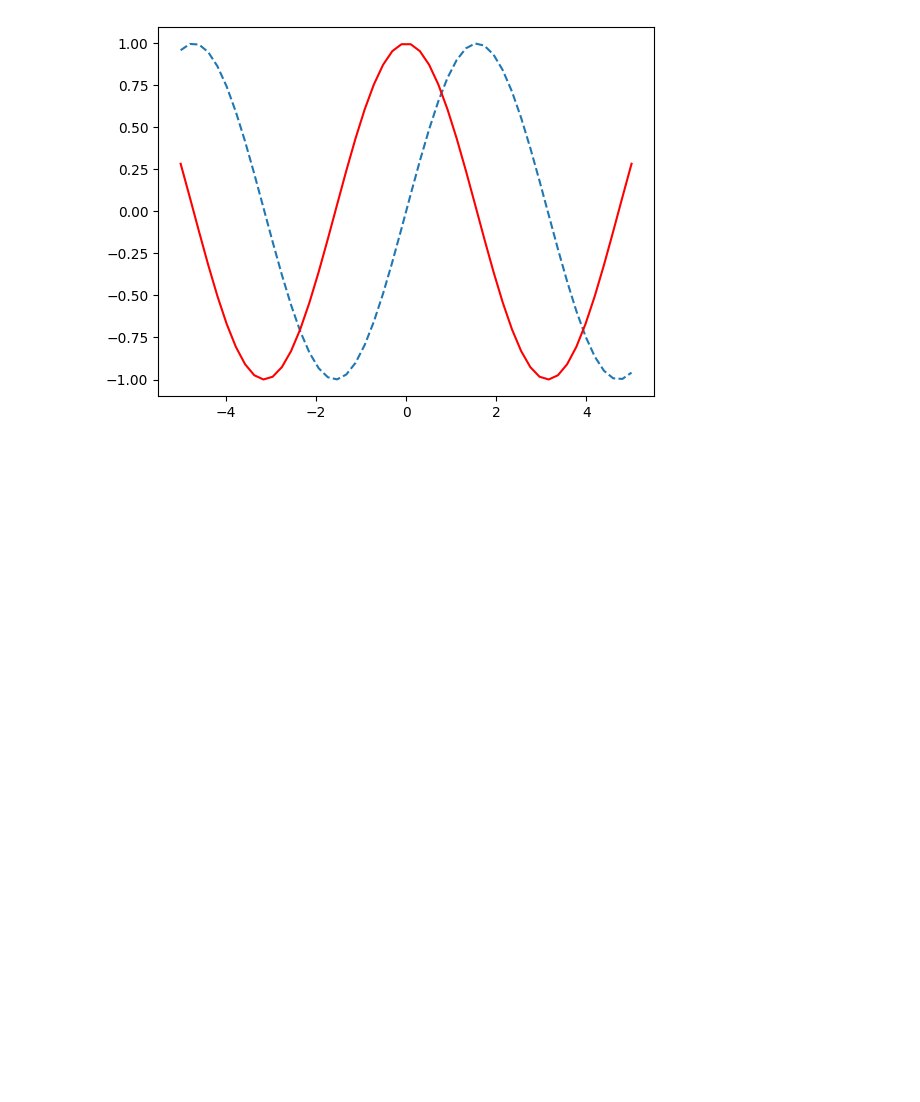
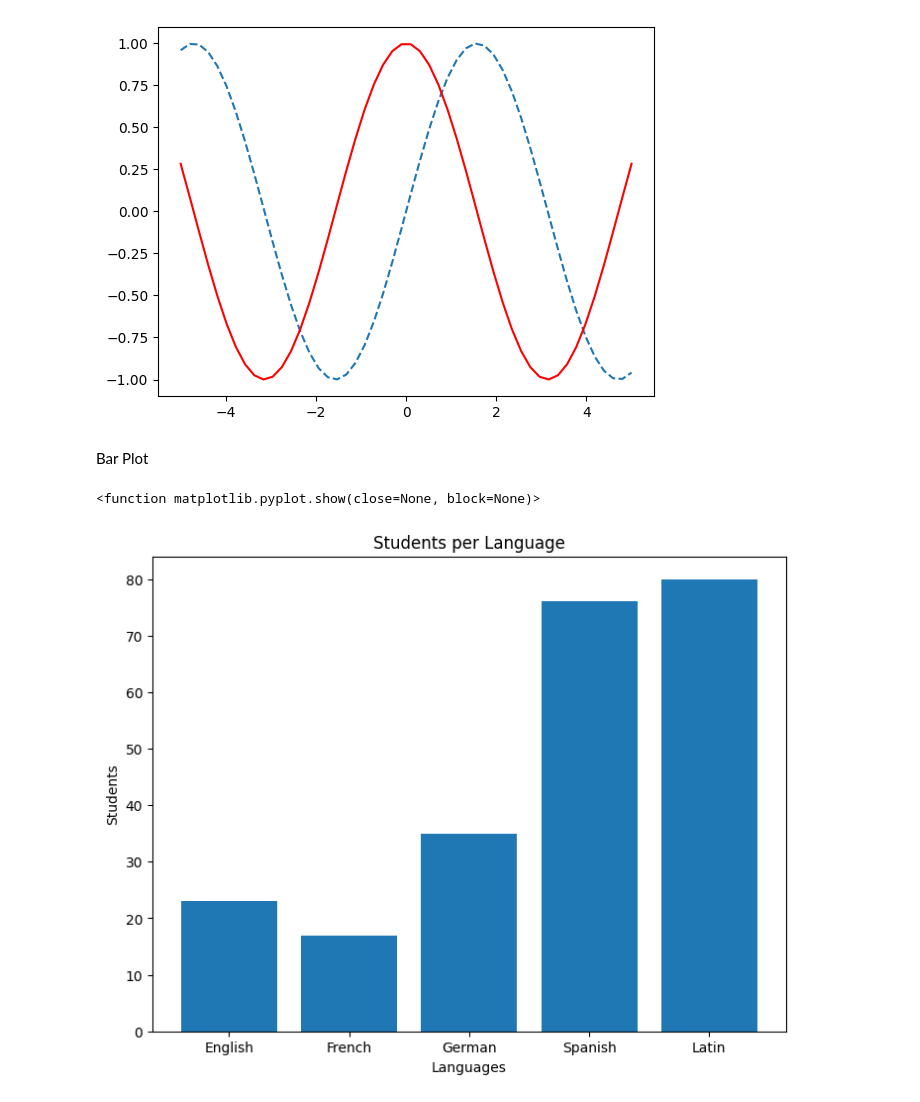
Before and after one commit to Crocodyll1/Machine-Learning, a Jupyter notebook: Matplotlib.ipynb, the cells around one changed output. Cells and saved outputs as stored; diff of their text form; code cells hidden in the pictures; blank space fills up the shorter version.

Commit message:
Plotting Bar Graph

```diff
--- a/Matplotlib.ipynb
+++ b/Matplotlib.ipynb
@@ -123,3 +123,18 @@ plt.show
 # %% [output]
 <function matplotlib.pyplot.show(close=None, block=None)>
 [figure]
+# %% [markdown]
+Bar Plot
+# %%
+fig = plt.figure()
+ax = fig.add_axes([0,0,1,1])
+languages = ['English', 'French', 'German','Spanish',"Latin"]
+students = [23,17,35, 76,80]
+ax.bar(languages, students)
+plt.xlabel('Languages')
+plt.ylabel('Students')
+plt.title('Students per Language')
+plt.show
+# %% [output]
+<function matplotlib.pyplot.show(close=None, block=None)>
+[figure, added]
```
